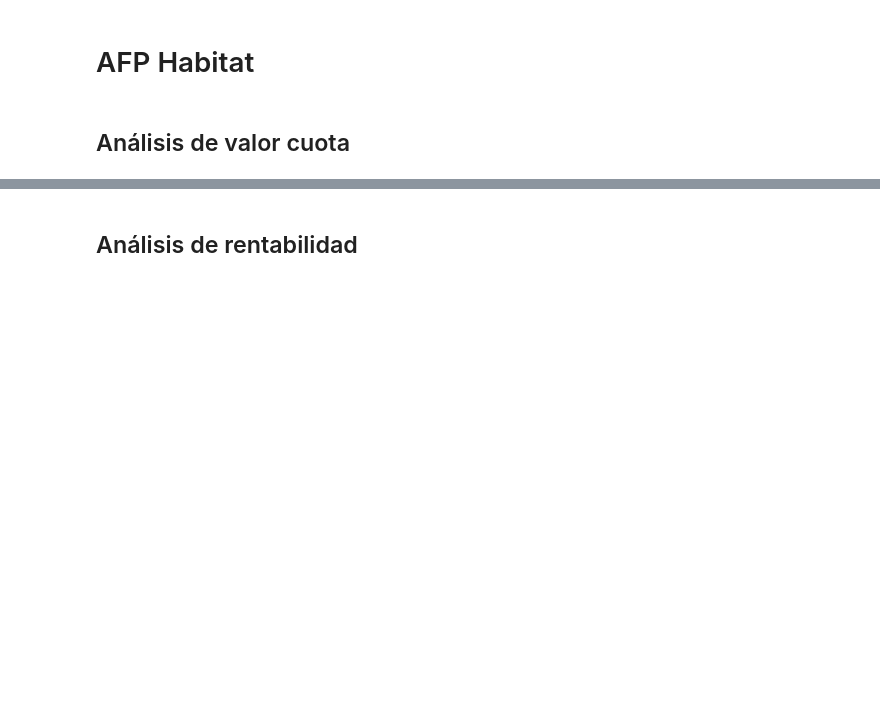
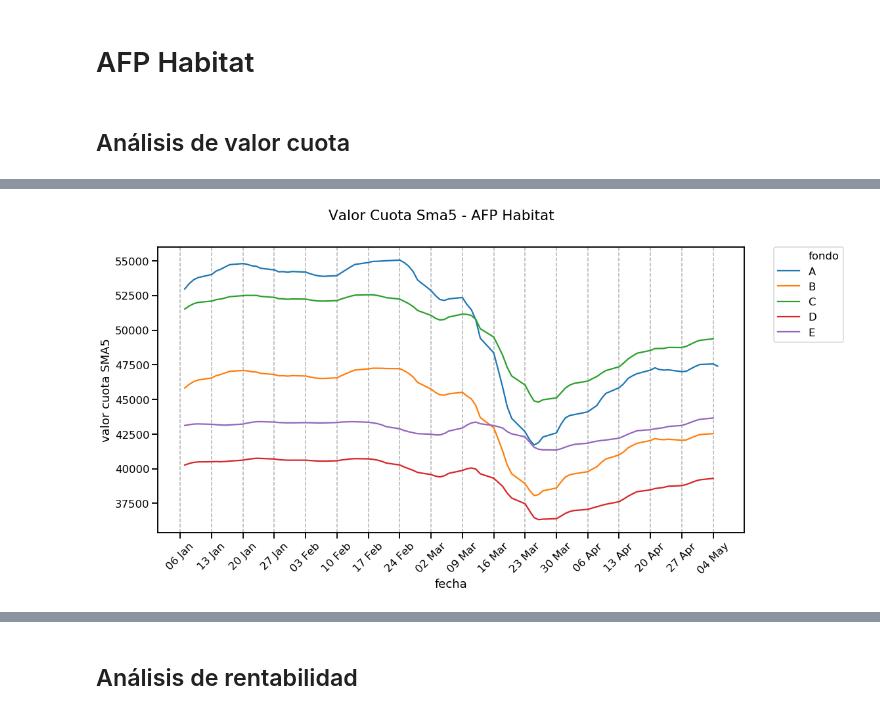
Before and after one commit to rpmunoz/afp_chile, a Jupyter notebook: notebooks/02 - Visualizar fondos.ipynb, the cells around one changed output, grey strips where cells are left out. Saved outputs shown, nothing was run; the diff lists cells and outputs as text; code cells hidden in the pictures; blank space fills up the shorter version.

```diff
--- a/notebooks/02 - Visualizar fondos.ipynb
+++ b/notebooks/02 - Visualizar fondos.ipynb
@@ -127,0 +181,4 @@ ax.xaxis.set_major_formatter(mdates.DateFormatter('%d %b'))
+# %%
+plotValue(afpDF, companyName='habitat', dataX='fecha', dataY='valor cuota SMA5')
+# %% [output]
+[figure, added]
```
Also changed, not shown: parts of 42 cells of this notebook, 7 other files.
